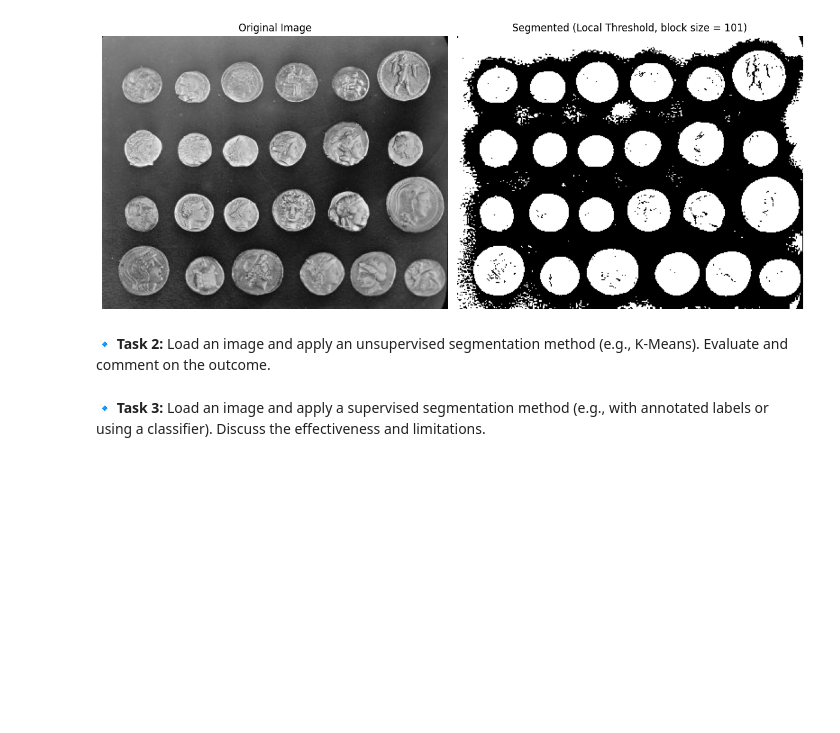
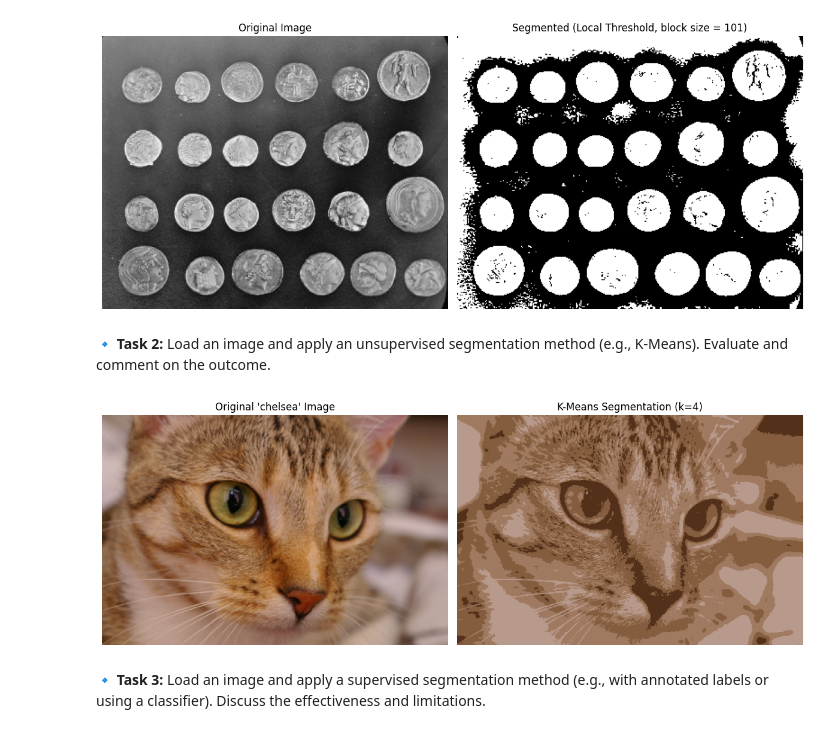
Before and after one commit to Mahsa-Goudarzi/ComputerVision, a Jupyter notebook: M2_Image Segmentation/Exercise 2.ipynb, the cells around one changed output. Saved outputs shown, nothing was run; the diff lists cells and outputs as text; code cells hidden in the pictures; blank space fills up the shorter version.

```diff
--- a/M2_Image Segmentation/Exercise 2.ipynb
+++ b/M2_Image Segmentation/Exercise 2.ipynb
@@ -81,6 +81,45 @@ plt.show()
 [figure]
 # %% [markdown]
 🔹 **Task 2:** Load an image and apply an unsupervised segmentation method (e.g., K-Means). Evaluate and comment on the outcome.
+# %%
+import numpy as np
+import matplotlib.pyplot as plt
+from skimage import data
+from sklearn.cluster import KMeans
+
+# Load the Chelsea (cat) color image
+image = data.chelsea()
+
+# Normalize pixel values to [0, 1]
+image = image / 255.0
+
+# Reshape image to (num_pixels, 3) for RGB clustering
+pixels = image.reshape(-1, 3)
+
+# Apply K-Means clustering
+k = 4
+kmeans = KMeans(n_clusters=k, random_state=0, n_init=10)
+labels = kmeans.fit_predict(pixels)
+
+# Map cluster labels back to the original shape
+segmented_image = kmeans.cluster_centers_[labels].reshape(image.shape)
+
+# Plot the original and segmented images
+fig, axes = plt.subplots(1, 2, figsize=(12, 6))
+axes[0].imshow(image)
+axes[0].set_title("Original 'chelsea' Image")
+axes[0].axis('off')
+
+axes[1].imshow(segmented_image)
+axes[1].set_title(f"K-Means Segmentation (k={k})")
+axes[1].axis('off')
+
+plt.tight_layout()
+plt.show()
+
+#This method ignores spatial structure, so adjacent pixels might belong to different clusters if their colors differ significantly.
+# %% [output]
+[figure, added]
 # %% [markdown]
 🔹 **Task 3:** Load an image and apply a supervised segmentation method (e.g., with annotated labels or using a classifier). Discuss the effectiveness and limitations.
 # %% [markdown]
```
